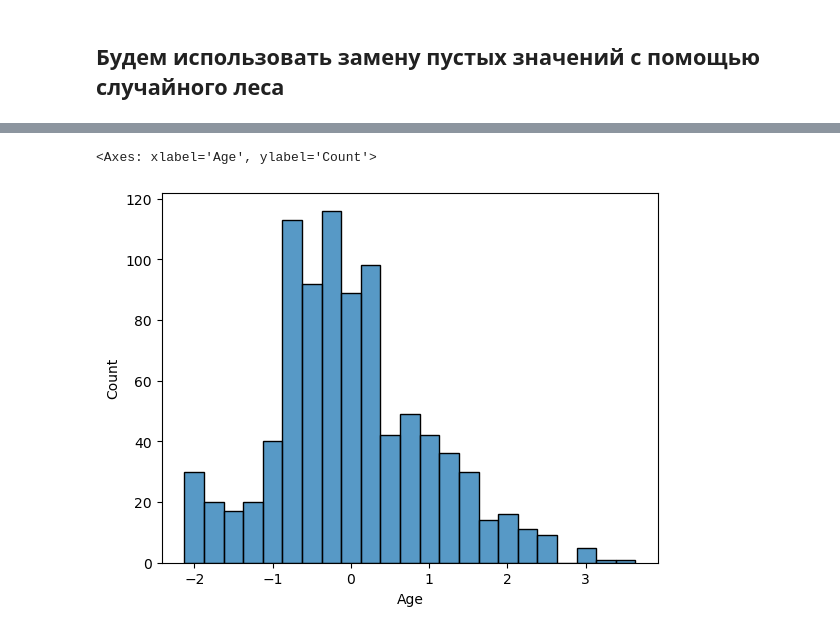
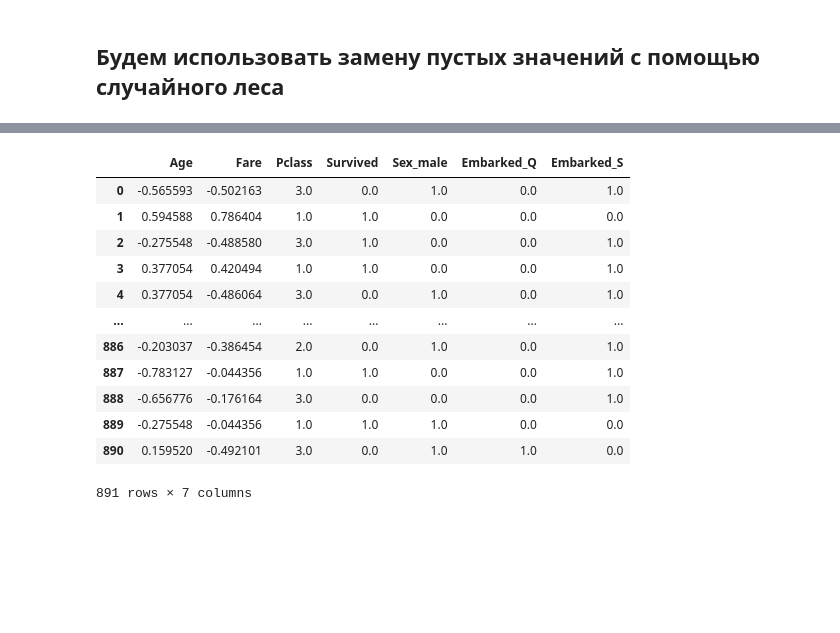
Before and after one commit to BombasticFantastik/DataScience-2024-SFU-Work5, a Jupyter notebook: Pract5.ipynb, the cells around one changed output, grey strips where cells are left out. Drawn from its saved outputs; the diff is of its cells as text; code cells hidden in the pictures; blank space fills up the shorter version.

```diff
--- a/Pract5.ipynb
+++ b/Pract5.ipynb
@@ -179,8 +190,20 @@ titanic_data
 891 rows × 7 columns
 # %%
 titanic_data['Age']=standartizer(titanic_data['Age'])
+titanic_data['Fare']=standartizer(titanic_data['Fare'])
 # %%
-sns.histplot(data=titanic_data['Age'])
+titanic_data
 # %% [output]
+|  | Age | Fare | Pclass | Survived | Sex_male | Embarked_Q | Embarked_S |
+| 0 | -0.565593 | -0.502163 | 3.0 | 0.0 | 1.0 | 0.0 | 1.0 |
+| 1 | 0.594588 | 0.786404 | 1.0 | 1.0 | 0.0 | 0.0 | 0.0 |
+| 2 | -0.275548 | -0.488580 | 3.0 | 1.0 | 0.0 | 0.0 | 1.0 |
+| 3 | 0.377054 | 0.420494 | 1.0 | 1.0 | 0.0 | 0.0 | 1.0 |
+| 4 | 0.377054 | -0.486064 | 3.0 | 0.0 | 1.0 | 0.0 | 1.0 |
+| ... | ... | ... | ... | ... | ... | ... | ... |
+| 886 | -0.203037 | -0.386454 | 2.0 | 0.0 | 1.0 | 0.0 | 1.0 |
+| 887 | -0.783127 | -0.044356 | 1.0 | 1.0 | 0.0 | 0.0 | 1.0 |
+| 888 | -0.656776 | -0.176164 | 3.0 | 0.0 | 0.0 | 0.0 | 1.0 |
+| 889 | -0.275548 | -0.044356 | 1.0 | 1.0 | 1.0 | 0.0 | 0.0 |
+| 890 | 0.159520 | -0.492101 | 3.0 | 0.0 | 1.0 | 1.0 | 0.0 |
-<Axes: xlabel='Age', ylabel='Count'>
+891 rows × 7 columns
-[figure, removed]
```
Also changed, not shown: parts of 15 cells of this notebook.
